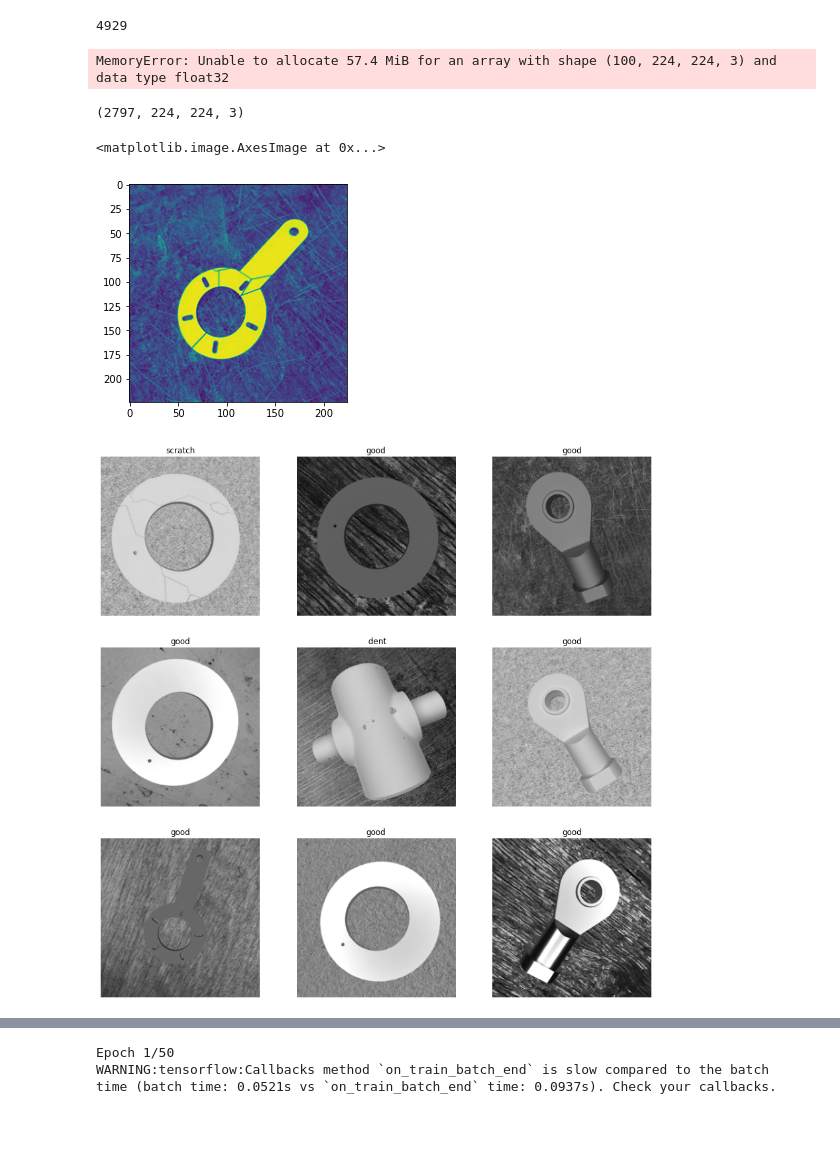
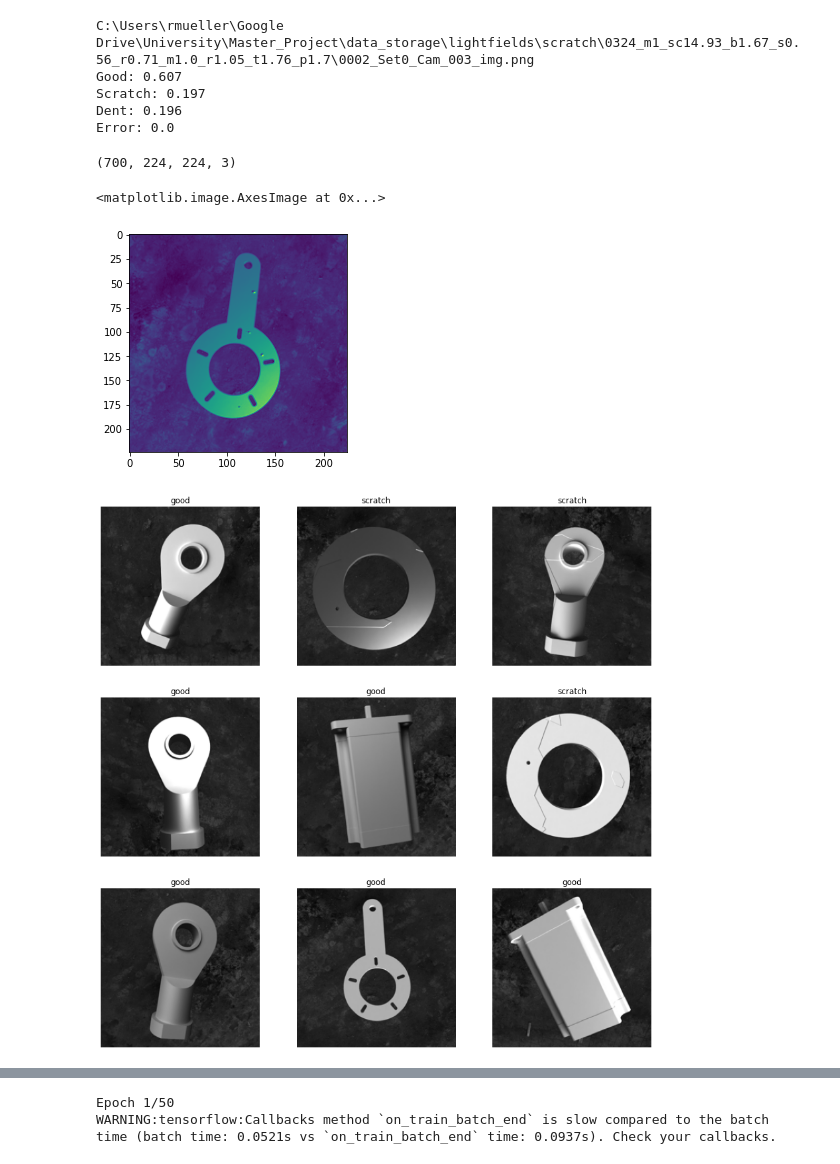
Before and after one commit to rgmueller/EPIDef, a Jupyter notebook: Base_ENB0.ipynb, the cells around one changed output, grey strips where cells are left out. Saved outputs shown, nothing was run; the diff lists cells and outputs as text; code cells hidden in the pictures; blank space fills up the shorter version.

```diff
--- a/Base_ENB0.ipynb
+++ b/Base_ENB0.ipynb
@@ -32,14 +32,14 @@ def load_lightfield_data(lf_directory):
     image_dirs = []
     for path, subdirs, files in os.walk(lf_directory):
         for name in files:
-            if '0001_Set0_Cam_003_img.png' in name:
+            if '0002_Set0_Cam_003_img.png' in name:
                 image_dirs.append(os.path.join(path, name))
     random.seed(1)
     random.shuffle(image_dirs)
     print(len(image_dirs))
-    features = np.zeros((len(image_dirs[:100]), IMG_SIZE, IMG_SIZE, 3), np.float32)
-    labels = np.zeros((len(image_dirs[:100])), np.int64)
-    for i, lf in enumerate(image_dirs[:100]):
+    features = np.zeros((len(image_dirs[:1000]), IMG_SIZE, IMG_SIZE, 3), np.float32)
+    labels = np.zeros((len(image_dirs[:1000])), np.int64)
+    for i, lf in enumerate(image_dirs[:1000]):
         clear_output()
         print(lf, flush=True)
         with Image.open(lf) as im:
@@ -69,33 +69,36 @@ def load_lightfield_data(lf_directory):
 
     return features/255, labels  # Data does not need to be normalized, it's part of the model
 # %%
-(x_all, y_all) = load_lightfield_data("C:\\Users\\rmueller\\Google Drive\\University\\Master_Project\\data_storage\\lightfields_nohdr")
-# (x_all, y_all) = load_lightfield_data("C:\\Users\\muell\\Desktop\\blender_output_tmp")
+# (x_all, y_all) = load_lightfield_data("C:\\Users\\rmueller\\Google Drive\\University\\Master_Project\\data_storage\\lightfields_nohdr")
+(x_all, y_all) = load_lightfield_data("C:\\Users\\rmueller\\Google Drive\\University\\Master_Project\\data_storage\\lightfields")
 # %% [output]
-4929
+C:\Users\rmueller\Google Drive\University\Master_Project\data_storage\lightfields\scratch\0324_m1_sc14.93_b1.67_s0.56_r0.71_m1.0_r1.05_t1.76_p1.7\0002_Set0_Cam_003_img.png
+Good: 0.607
+Scratch: 0.197
+Dent: 0.196
+Error: 0.0
-MemoryError: Unable to allocate 57.4 MiB for an array with shape (100, 224, 224, 3) and data type float32
 # %%
 x_train, x_test, y_train, y_test = train_test_split(x_all, y_all, test_size=0.3, random_state=1)
 x_train.shape
 # %% [output]
-(2797, 224, 224, 3)
+(700, 224, 224, 3)
 # %%
 plt.imshow((((0.3*x_all[4,:,:,0]+0.58*x_all[4,:,:,1]+0.11*x_all[4,:,:,2])*255).astype(np.uint8)).astype("uint8"))
 # %% [output]
 <matplotlib.image.AxesImage at 0x...>
-[figure, old version]
+[figure, new version]
 # %%
 import matplotlib.pyplot as plt
 
 plt.figure(figsize=(15,15))
 for i in range(9):
-    k = np.random.randint(0,500)
+    k = np.random.randint(0,100)
     ax = plt.subplot(3, 3, i + 1)
     plt.imshow((x_all[k]*255).astype("uint8"))
     plt.title({0:'good', 1:'scratch', 2:' dent'}[y_all[k]])
     plt.axis("off")
 # %% [output]
-[figure, old version]
+[figure, new version]
 # %%
 from tensorflow.keras.layers.experimental import preprocessing
 from tensorflow.keras.models import Sequential
```
Also changed, not shown: parts of 3 cells of this notebook, 1 other file.
